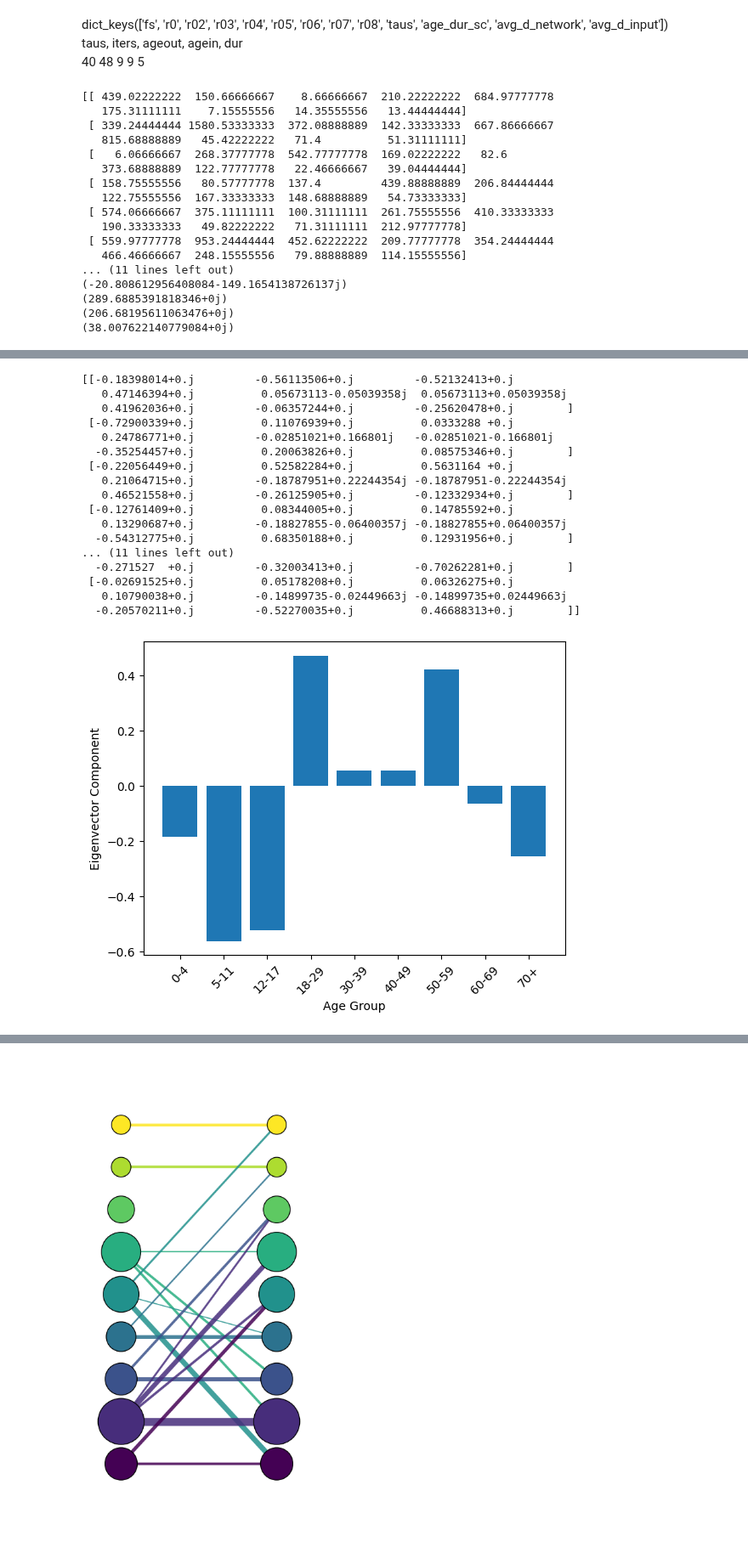
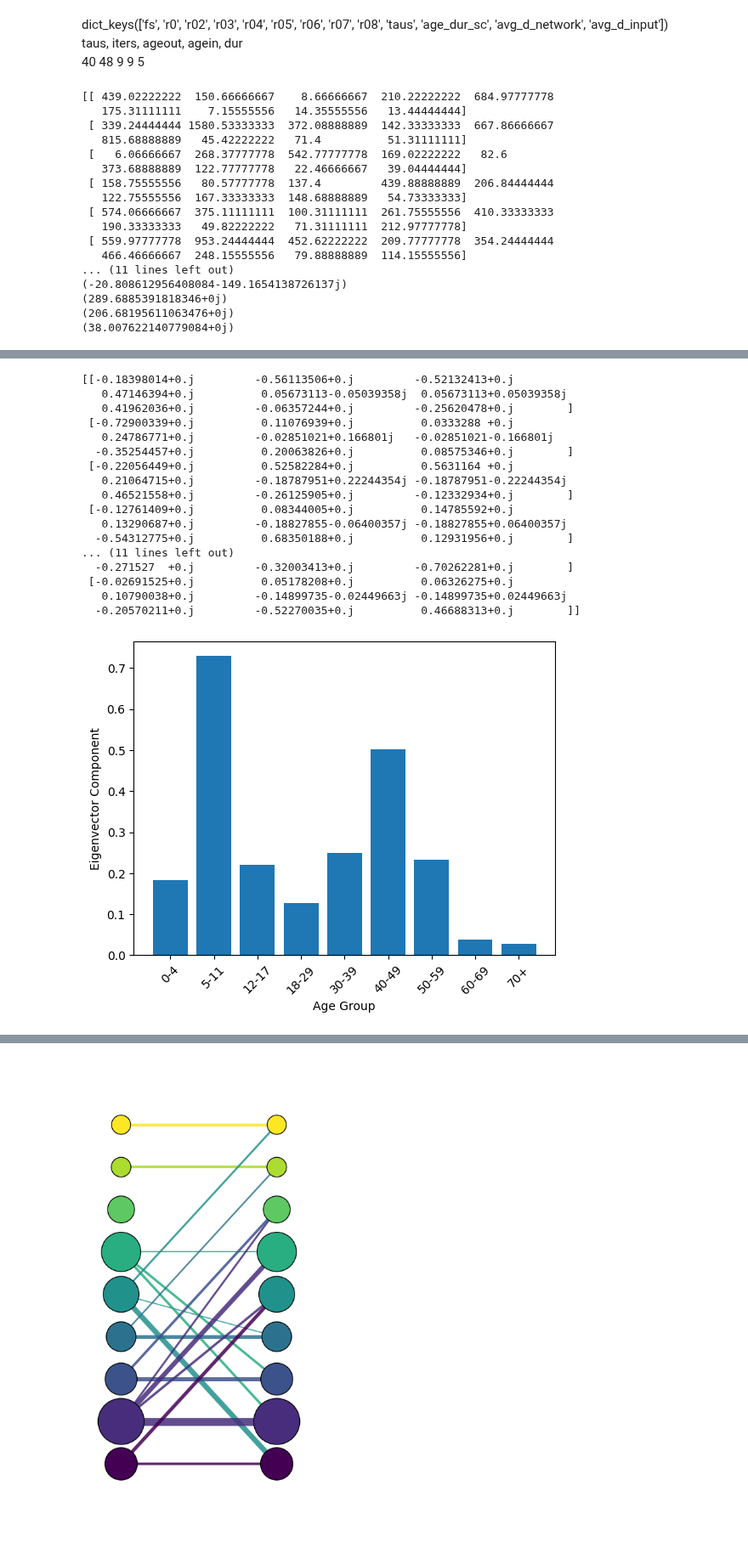
Before and after one commit to LukeMurrayKearney/Data-Driven-Networks-Code, a Jupyter notebook: duration+ages/beta_choices.ipynb, the cells around one changed output, grey strips where cells are left out. Shown at 85% size. Cells and saved outputs as stored; diff of their text form; code cells hidden in the pictures.

```diff
--- a/duration+ages/beta_choices.ipynb
+++ b/duration+ages/beta_choices.ipynb
@@ -1052,6 +1052,8 @@ for iteration in res['age_dur_sc'][tau_idx]:
 output = output / iters
 W = W / iters
 evals, evecs = np.linalg.eig(output)
+idx = np.argmax(evals.real)
+v = evecs[:, idx]*-1
 
 print(output)
 
@@ -1064,13 +1066,13 @@ plt.xticks(range(1,10), bucket_labels, rotation=45)
 plt.show()
 
 print(evecs)
-plt.bar(range(1,10), evecs[0,:])
+plt.bar(range(1,10), v)
 plt.xlabel("Age Group")
 plt.ylabel("Eigenvector Component")
 plt.xticks(range(1,10), bucket_labels, rotation=45)
 plt.show()
 
-e_norm = evecs[:,i] / np.sum(evecs[:,i])
+e_norm = v / np.sum(v)
 plt.plot(range(1,10), e_norm, marker='o', label=bucket_labels[i])
 plt.xlabel("Age Group")
 plt.ylabel("Normalized Eigenvector Component")
@@ -1109,31 +1111,31 @@ plt.show()
    373.68888889  122.77777778   22.46666667   39.04444444]
  [ 158.75555556   80.57777778  137.4         439.88888889  206.84444444
    122.75555556  167.33333333  148.68888889   54.73333333]
  [ 574.06666667  375.11111111  100.31111111  261.75555556  410.33333333
    190.33333333   49.82222222   71.31111111  212.97777778]
  [ 559.97777778  953.24444444  452.62222222  209.77777778  354.24444444
    466.46666667  248.15555556   79.88888889  114.15555556]
 ... (11 lines left out)
 (-20.808612956408084-149.1654138726137j)
 (289.6885391818346+0j)
 (206.68195611063476+0j)
 (38.007622140779084+0j)
 [figure]
 [[-0.18398014+0.j         -0.56113506+0.j         -0.52132413+0.j
    0.47146394+0.j          0.05673113-0.05039358j  0.05673113+0.05039358j
    0.41962036+0.j         -0.06357244+0.j         -0.25620478+0.j        ]
  [-0.72900339+0.j          0.11076939+0.j          0.0333288 +0.j
    0.24786771+0.j         -0.02851021+0.166801j   -0.02851021-0.166801j
   -0.35254457+0.j          0.20063826+0.j          0.08575346+0.j        ]
  [-0.22056449+0.j          0.52582284+0.j          0.5631164 +0.j
    0.21064715+0.j         -0.18787951+0.22244354j -0.18787951-0.22244354j
    0.46521558+0.j         -0.26125905+0.j         -0.12332934+0.j        ]
  [-0.12761409+0.j          0.08344005+0.j          0.14785592+0.j
    0.13290687+0.j         -0.18827855-0.06400357j -0.18827855+0.06400357j
   -0.54312775+0.j          0.68350188+0.j          0.12931956+0.j        ]
 ... (11 lines left out)
   -0.271527  +0.j         -0.32003413+0.j         -0.70262281+0.j        ]
  [-0.02691525+0.j          0.05178208+0.j          0.06326275+0.j
    0.10790038+0.j         -0.14899735-0.02449663j -0.14899735+0.02449663j
   -0.20570211+0.j         -0.52270035+0.j          0.46688313+0.j        ]]
-[figure, old version]
+[figure, new version]
```
Also changed, not shown: parts of 1 cell of this notebook, 12 other files.
